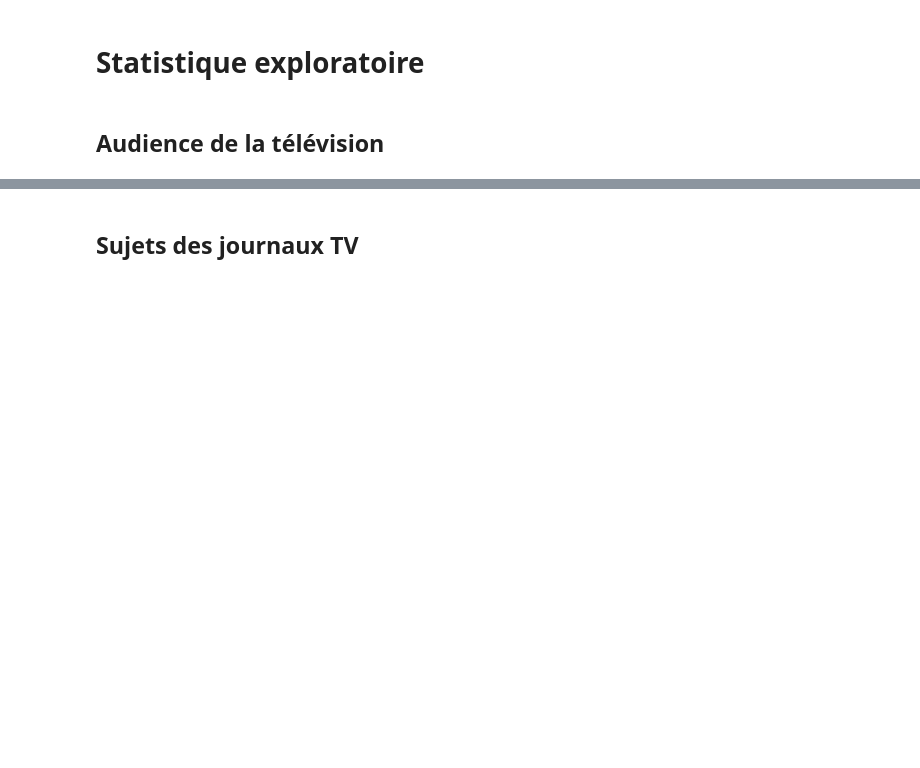
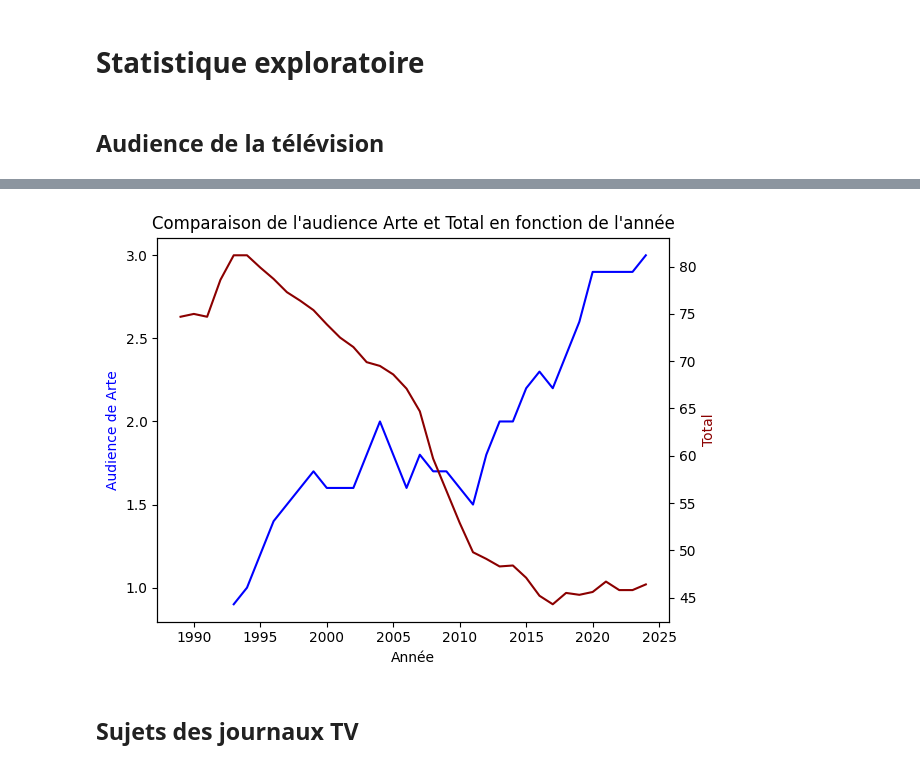
Before and after one commit to Gstrems/Projet_python_2A, a Jupyter notebook: rapport.ipynb, the cells around one changed output, grey strips where cells are left out. Drawn from its saved outputs; the diff is of its cells as text; code cells hidden in the pictures; blank space fills up the shorter version.

```diff
--- a/rapport.ipynb
+++ b/rapport.ipynb
@@ -18,2 +47,6 @@ from utilities.utilities import *
+# %%
+comparaison_audience_axes(audience, "Annee", "Arte", "Total")
+# %% [output]
+[figure, added]
 # %% [markdown]
 ## Sujets des journaux TV
```
Also changed, not shown: parts of 29 cells of this notebook.
